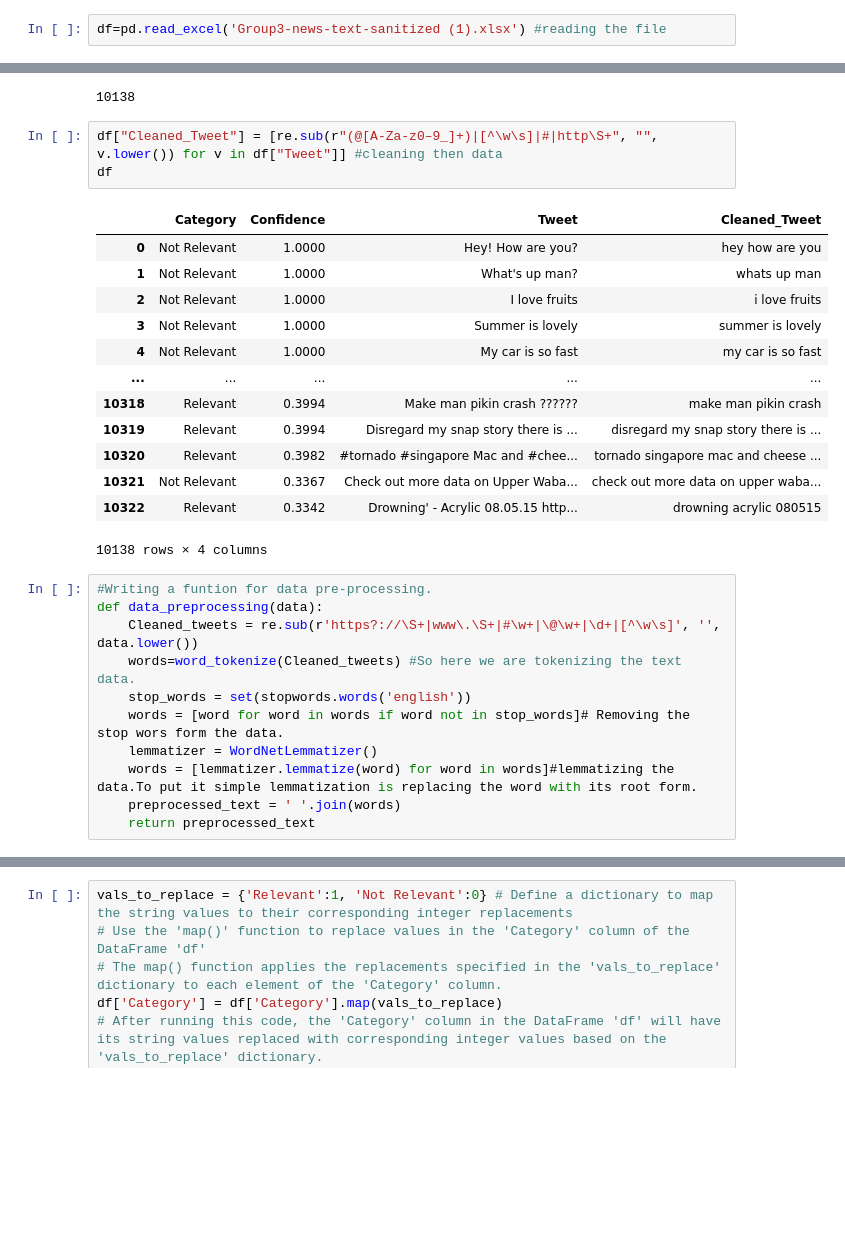
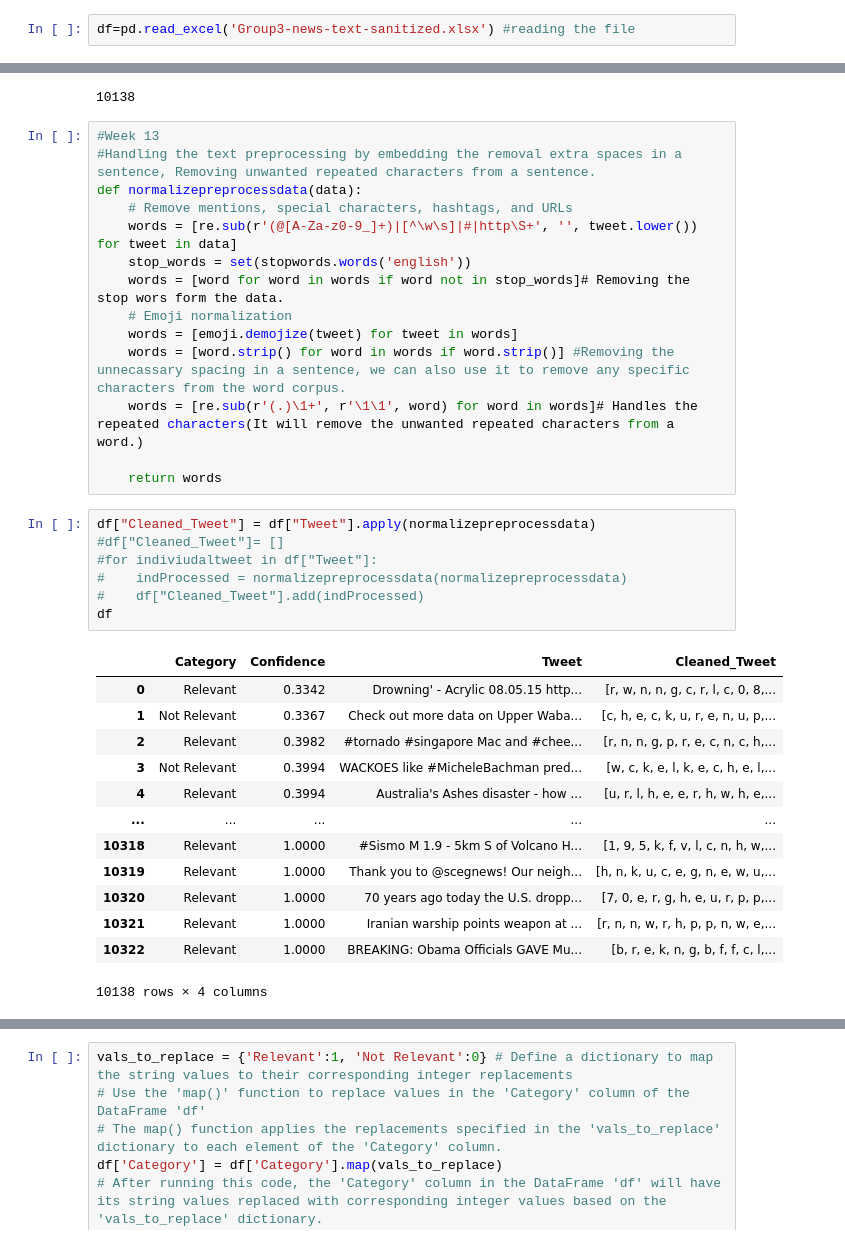
Before and after one commit to Sudkart/DS_ProjectManagement, a Jupyter notebook: Model_DNN.ipynb, the cells around one changed output, grey strips where cells are left out. Drawn from its saved outputs; the diff is of its cells as text; blank space fills up the shorter version.

Commit message:
#Week13 - Preprocessing the text for further analysis -- Satya Srinivas

```diff
--- a/Model_DNN.ipynb
+++ b/Model_DNN.ipynb
@@ -40,40 +43,47 @@ nltk.download("popular")
 [nltk_data]  Done downloading collection popular
 True
 # %%
-df=pd.read_excel('Group3-news-text-sanitized (1).xlsx') #reading the file
+df=pd.read_excel('Group3-news-text-sanitized.xlsx') #reading the file
 # %%
 df = df.drop_duplicates('Tweet',keep='first') # dropping the duplicate tweets
 df['Tweet'].count()
 # %% [output]
 10138
+# %%
+#Week 13
+#Handling the text preprocessing by embedding the removal extra spaces in a sentence, Removing unwanted repeated characters from a sentence.
+def normalizepreprocessdata(data):
+    # Remove mentions, special characters, hashtags, and URLs
+    words = [re.sub(r'(@[A-Za-z0-9_]+)|[^\w\s]|#|http\S+', '', tweet.lower()) for tweet in data]
+    stop_words = set(stopwords.words('english'))
+    words = [word for word in words if word not in stop_words]# Removing the stop wors form the data.
+    # Emoji normalization
+    words = [emoji.demojize(tweet) for tweet in words]
+    words = [word.strip() for word in words if word.strip()] #Removing the unnecassary spacing in a sentence, we can also use it to remove any specific characters from the word corpus.
+    words = [re.sub(r'(.)\1+', r'\1\1', word) for word in words]# Handles the repeated characters(It will remove the unwanted repeated characters from a word.)
+
+    return words
 # %%
-df["Cleaned_Tweet"] = [re.sub(r"(@[A-Za-z0–9_]+)|[^\w\s]|#|http\S+", "", v.lower()) for v in df["Tweet"]] #cleaning then data
+df["Cleaned_Tweet"] = df["Tweet"].apply(normalizepreprocessdata)
+#df["Cleaned_Tweet"]= []
+#for indiviudaltweet in df["Tweet"]:
+#    indProcessed = normalizepreprocessdata(normalizepreprocessdata)
+#    df["Cleaned_Tweet"].add(indProcessed)
 df
 # %% [output]
 |  | Category | Confidence | Tweet | Cleaned_Tweet |
-| 0 | Not Relevant | 1.0000 | Hey! How are you? | hey how are you |
-| 1 | Not Relevant | 1.0000 | What's up man? | whats up man |
-| 2 | Not Relevant | 1.0000 | I love fruits | i love fruits |
-| 3 | Not Relevant | 1.0000 | Summer is lovely | summer is lovely |
-| 4 | Not Relevant | 1.0000 | My car is so fast | my car is so fast |
+| 0 | Relevant | 0.3342 | Drowning' - Acrylic 08.05.15 http... | [r, w, n, n, g, c, r, l, c, 0, 8,... |
+| 1 | Not Relevant | 0.3367 | Check out more data on Upper Waba... | [c, h, e, c, k, u, r, e, n, u, p,... |
+| 2 | Relevant | 0.3982 | #tornado #singapore Mac and #chee... | [r, n, n, g, p, r, e, c, n, c, h,... |
+| 3 | Not Relevant | 0.3994 | WACKOES like #MicheleBachman pred... | [w, c, k, e, l, k, e, c, h, e, l,... |
+| 4 | Relevant | 0.3994 | Australia's Ashes disaster - how ... | [u, r, l, h, e, e, r, h, w, h, e,... |
 | ... | ... | ... | ... | ... |
-| 10318 | Relevant | 0.3994 | Make man pikin crash ?????? | make man pikin crash |
-| 10319 | Relevant | 0.3994 | Disregard my snap story there is ... | disregard my snap story there is ... |
-| 10320 | Relevant | 0.3982 | #tornado #singapore Mac and #chee... | tornado singapore mac and cheese ... |
-| 10321 | Not Relevant | 0.3367 | Check out more data on Upper Waba... | check out more data on upper waba... |
-| 10322 | Relevant | 0.3342 | Drowning' - Acrylic 08.05.15 http... | drowning acrylic 080515 |
+| 10318 | Relevant | 1.0000 | #Sismo M 1.9 - 5km S of Volcano H... | [1, 9, 5, k, f, v, l, c, n, h, w,... |
+| 10319 | Relevant | 1.0000 | Thank you to @scegnews! Our neigh... | [h, n, k, u, c, e, g, n, e, w, u,... |
+| 10320 | Relevant | 1.0000 | 70 years ago today the U.S. dropp... | [7, 0, e, r, g, h, e, u, r, p, p,... |
+| 10321 | Relevant | 1.0000 | Iranian warship points weapon at ... | [r, n, n, w, r, h, p, p, n, w, e,... |
+| 10322 | Relevant | 1.0000 | BREAKING: Obama Officials GAVE Mu... | [b, r, e, k, n, g, b, f, f, c, l,... |
 10138 rows × 4 columns
-# %%
-#Writing a funtion for data pre-processing.
-def data_preprocessing(data):
-    Cleaned_tweets = re.sub(r'https?://\S+|www\.\S+|#\w+|\@\w+|\d+|[^\w\s]', '', data.lower())
-    words=word_tokenize(Cleaned_tweets) #So here we are tokenizing the text data.
-    stop_words = set(stopwords.words('english'))
-    words = [word for word in words if word not in stop_words]# Removing the stop wors form the data.
-    lemmatizer = WordNetLemmatizer()
-    words = [lemmatizer.lemmatize(word) for word in words]#lemmatizing the data.To put it simple lemmatization is replacing the word with its root form.
-    preprocessed_text = ' '.join(words)
-    return preprocessed_text
 # %%
 df.drop('Tweet',axis=1) #dropping the actual column of tweets
 # %% [output]
```
Also changed, not shown: parts of 8 cells of this notebook.
